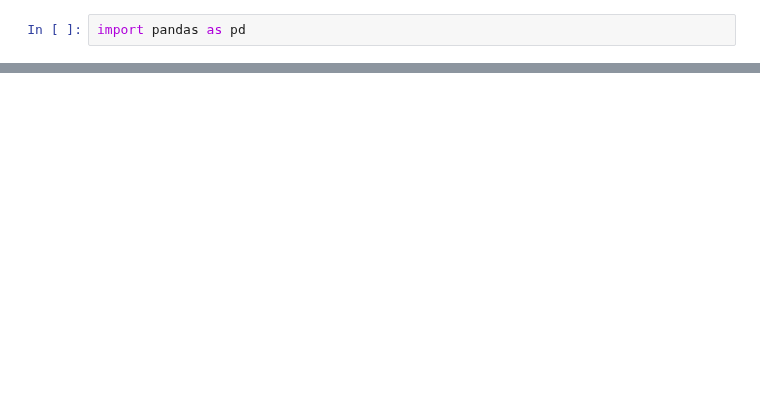
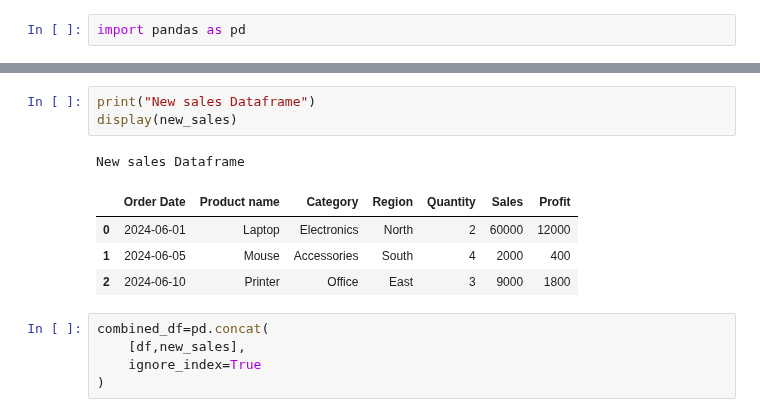
Before and after one commit to Chaitanyaa-21/4NI25CS110_DAV_Lab, a Jupyter notebook: Lab 2.ipynb, the cells around one changed output, grey strips where cells are left out. Drawn from its saved outputs; the diff is of its cells as text; blank space fills up the shorter version.

```diff
--- a/Lab 2.ipynb
+++ b/Lab 2.ipynb
@@ -262,0 +283,14 @@ dtype: object
+# %%
+print("New sales Dataframe")
+display(new_sales)
+# %% [output]
+New sales Dataframe
+|  | Order Date | Product name | Category | Region | Quantity | Sales | Profit |
+| 0 | 2024-06-01 | Laptop | Electronics | North | 2 | 60000 | 12000 |
+| 1 | 2024-06-05 | Mouse | Accessories | South | 4 | 2000 | 400 |
+| 2 | 2024-06-10 | Printer | Office | East | 3 | 9000 | 1800 |
+# %%
+combined_df=pd.concat(
+    [df,new_sales],
+    ignore_index=True
+)
```
Also changed, not shown: parts of 42 cells of this notebook.
